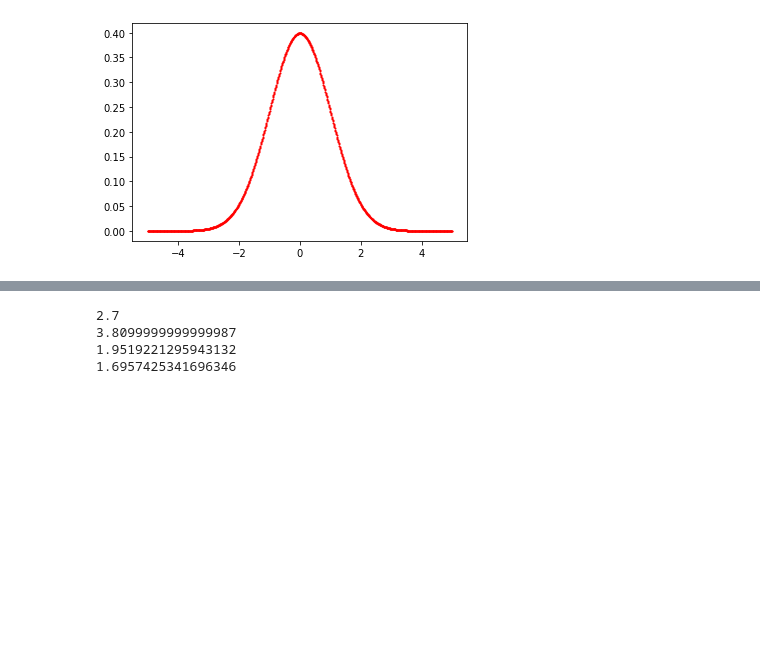
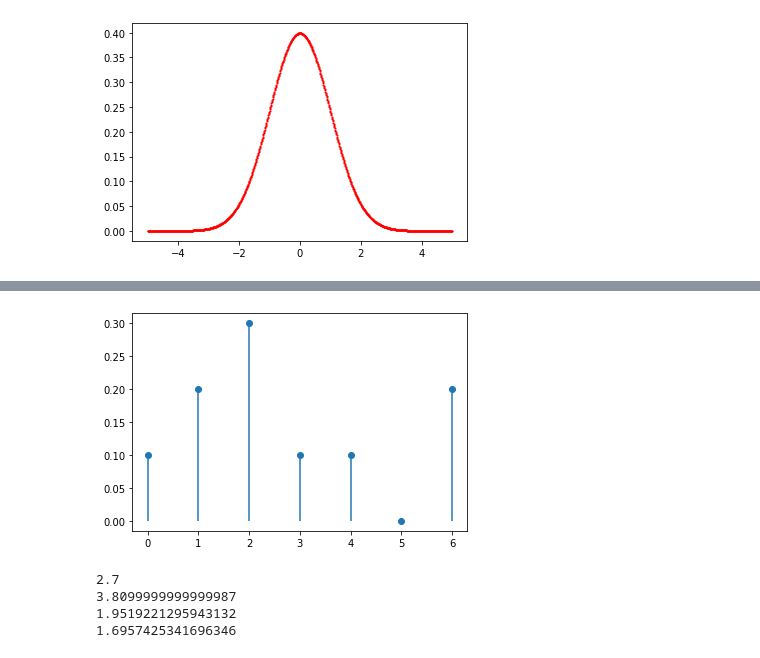
Before and after one commit to tkaya94/UdemyDataScience, a Jupyter notebook: 5_More/01_Scipy101.ipynb, the cells around one changed output, grey strips where cells are left out. Saved outputs shown, nothing was run; the diff lists cells and outputs as text; code cells hidden in the pictures; blank space fills up the shorter version.

```diff
--- a/5_More/01_Scipy101.ipynb
+++ b/5_More/01_Scipy101.ipynb
@@ -155,3 +163,9 @@ plt.show();
+# %%
+pmf_x = custm.pmf(xk)
+
+plot_rv_discrete(xk, pmf_x)
+# %% [output]
+[figure, added]
 # %%
 print(custm.mean())
 print(custm.var())
```
Also changed, not shown: parts of 11 cells of this notebook, 9 other files.
